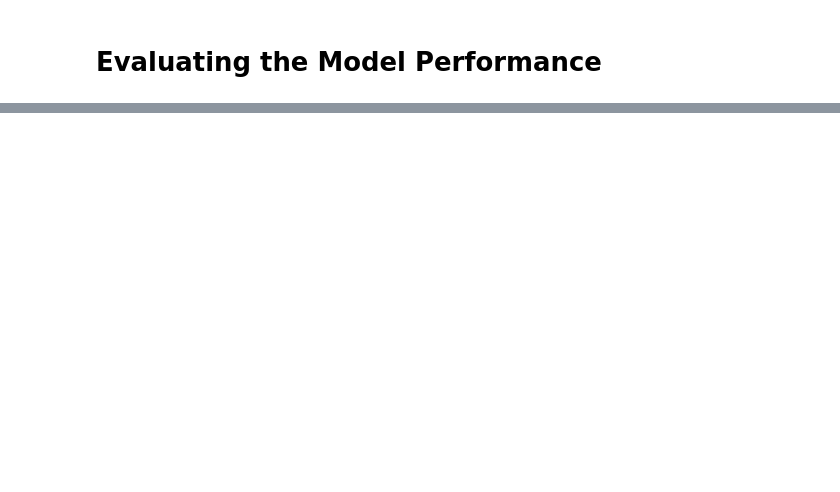
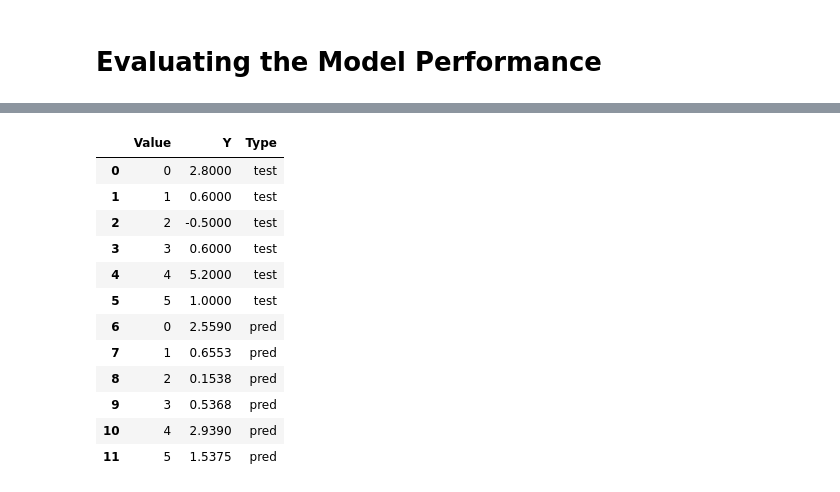
Before and after one commit to aqurid1645/1002-Proj, a Jupyter notebook: ML/Regression Code/Random Forest Regression.ipynb, the cells around one changed output, grey strips where cells are left out. Cells and saved outputs as stored; diff of their text form; code cells hidden in the pictures; blank space fills up the shorter version.

```diff
--- a/ML/Regression Code/Random Forest Regression.ipynb
+++ b/ML/Regression Code/Random Forest Regression.ipynb
@@ -58,0 +94,20 @@ mean_squared_error(y_test, y_pred, squared = False)
+# %%
+plot = pd.DataFrame(data = {"Value": value,
+                           "Y" : test,
+                           "Type" : data_type})
+
+plot
+# %% [output]
+|  | Value | Y | Type |
+| 0 | 0 | 2.8000 | test |
+| 1 | 1 | 0.6000 | test |
+| 2 | 2 | -0.5000 | test |
+| 3 | 3 | 0.6000 | test |
+| 4 | 4 | 5.2000 | test |
+| 5 | 5 | 1.0000 | test |
+| 6 | 0 | 2.5590 | pred |
+| 7 | 1 | 0.6553 | pred |
+| 8 | 2 | 0.1538 | pred |
+| 9 | 3 | 0.5368 | pred |
+| 10 | 4 | 2.9390 | pred |
+| 11 | 5 | 1.5375 | pred |
```
Also changed, not shown: parts of 9 cells of this notebook, 1 other file.
